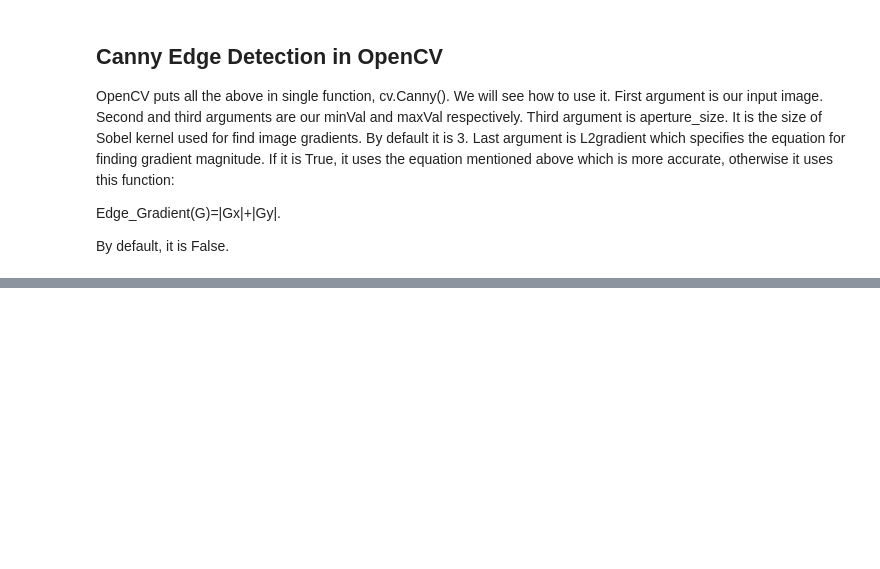
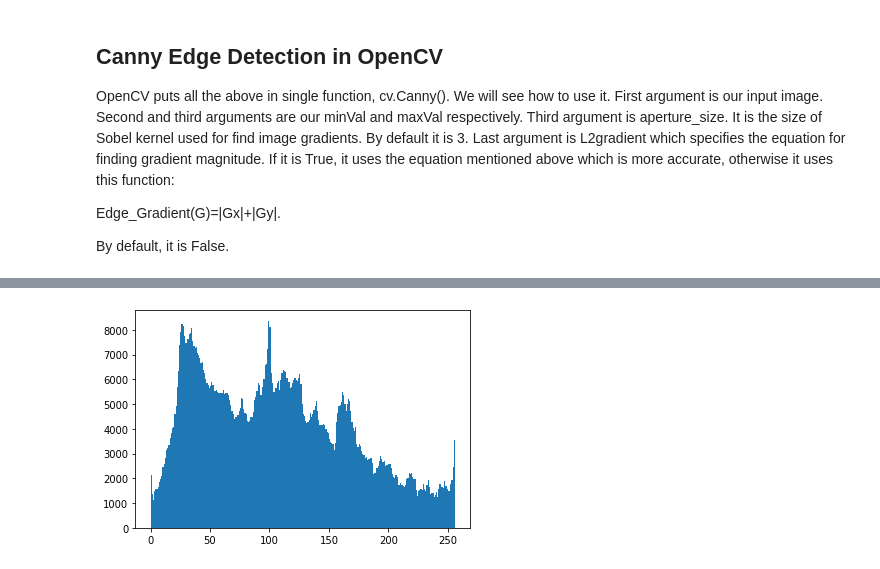
Before and after one commit to manpreet-tatras/OpenCV_Sabudh, a Jupyter notebook: OpenCV.ipynb, the cells around one changed output, grey strips where cells are left out. Drawn from its saved outputs; the diff is of its cells as text; code cells hidden in the pictures; blank space fills up the shorter version.

```diff
--- a/OpenCV.ipynb
+++ b/OpenCV.ipynb
@@ -1554,0 +1665,8 @@ array([[[ 7, -1,  1, -1],
+# %%
+import numpy as np
+import cv2 as cv
+from matplotlib import pyplot as plt
+img = cv.imread('Landscape-Color.jpg',0)
+plt.hist(img.ravel(),256,[0,256]); plt.show()
+# %% [output]
+[figure, added]
```
Also changed, not shown: parts of 291 cells of this notebook.
